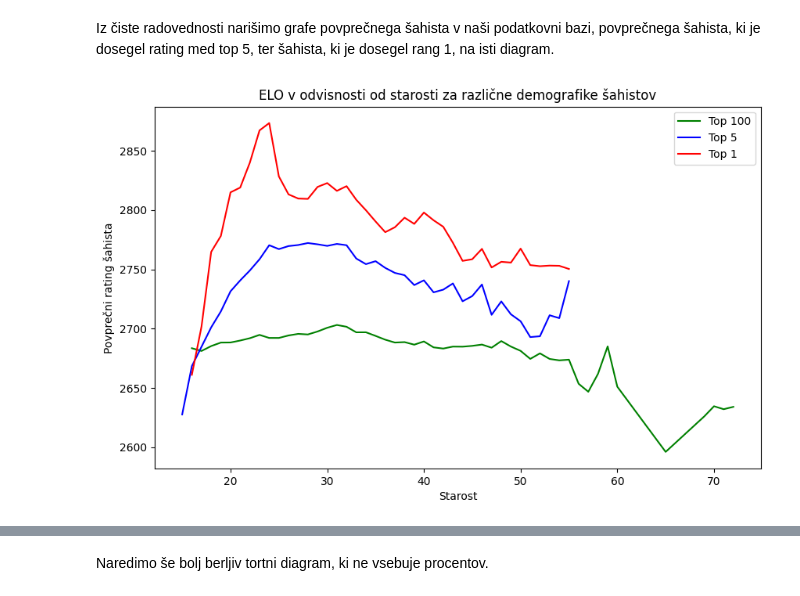
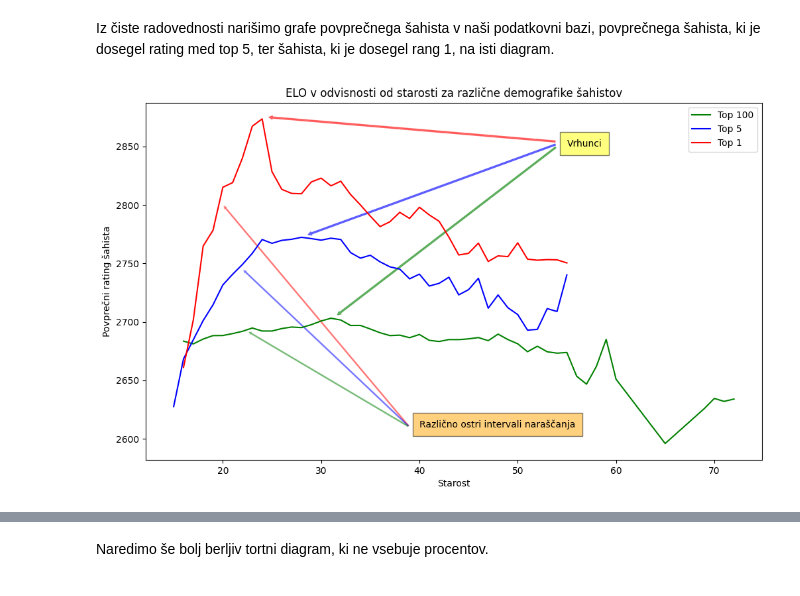
Before and after one commit to HugoTrebse/UVP-projektna-naloga, a Jupyter notebook: analiza_podatkov.ipynb, the cells around one changed output, grey strips where cells are left out. Saved outputs shown, nothing was run; the diff lists cells and outputs as text; code cells hidden in the pictures.

```diff
--- a/analiza_podatkov.ipynb
+++ b/analiza_podatkov.ipynb
@@ -221,20 +221,40 @@ Prvouvrščeni na FIDE lestvici svoj najvišji rating (v povprečju 2873) dosež
 # %% [markdown]
 Iz čiste radovednosti narišimo grafe povprečnega šahista v naši podatkovni bazi, povprečnega šahista, ki je dosegel rating med top 5, ter šahista, ki je dosegel rang 1, na isti diagram.
 # %%
-plt.figure(figsize=(10,6))
-
-pandas_prikaz_top_100.plot(label='Top 100', color='green')
+plt.figure(figsize=(12,7))
+ax = pandas_prikaz_top_100.plot(label='Top 100', color='green')
 pandas_prikaz_top_5.plot(label='Top 5', color='blue')
 pandas_prikaz_top_1.plot(label='Top 1', color='red')
+
+ax.text(55, 2850, "Vrhunci",
+        bbox={"facecolor": "yellow", "alpha": 0.5, "pad": 7.5})
+
+puscica_1 = (mpatches.FancyArrowPatch((54, 2854), (24.5,2875), mutation_scale=7.5, color="red", alpha = 0.5))
+puscica_2 = (mpatches.FancyArrowPatch((54, 2852), (28.5,2774), mutation_scale=7.5, color="blue", alpha = 0.5))
+puscica_3 = (mpatches.FancyArrowPatch((54, 2850), (31.5,2705), mutation_scale=7.5, color="green", alpha = 0.5))
+ax.add_patch(puscica_1)
+ax.add_patch(puscica_2)
+ax.add_patch(puscica_3)
+
+ax.text(40, 2610, "Različno ostri intervali naraščanja",
+        bbox={"facecolor": "orange", "alpha": 0.5, "pad": 7.5})
+
+puscica_1 = (mpatches.FancyArrowPatch((39, 2610), (20,2800), mutation_scale=5, color="red", alpha = 0.35))
+puscica_2 = (mpatches.FancyArrowPatch((39, 2610), (22,2745), mutation_scale=5, color="blue", alpha = 0.35))
+puscica_3 = (mpatches.FancyArrowPatch((39, 2610), (22.5,2692), mutation_scale=5, color="green", alpha = 0.35))
+ax.add_patch(puscica_1)
+ax.add_patch(puscica_2)
+ax.add_patch(puscica_3)
+
 
 plt.xlabel('Starost')
 plt.ylabel('Povprečni rating šahista')
 plt.title('ELO v odvisnosti od starosti za različne demografike šahistov')
 
 plt.legend()
 plt.show()
 # %% [output]
-[figure, old version]
+[figure, new version]
 # %% [markdown]
 |Demografika| Najvišji rating | Starost pri najvišjem ratingu|
 |-----------|-----------------|------------------------------|
```
Also changed, not shown: parts of 11 cells of this notebook, 1 other file.
